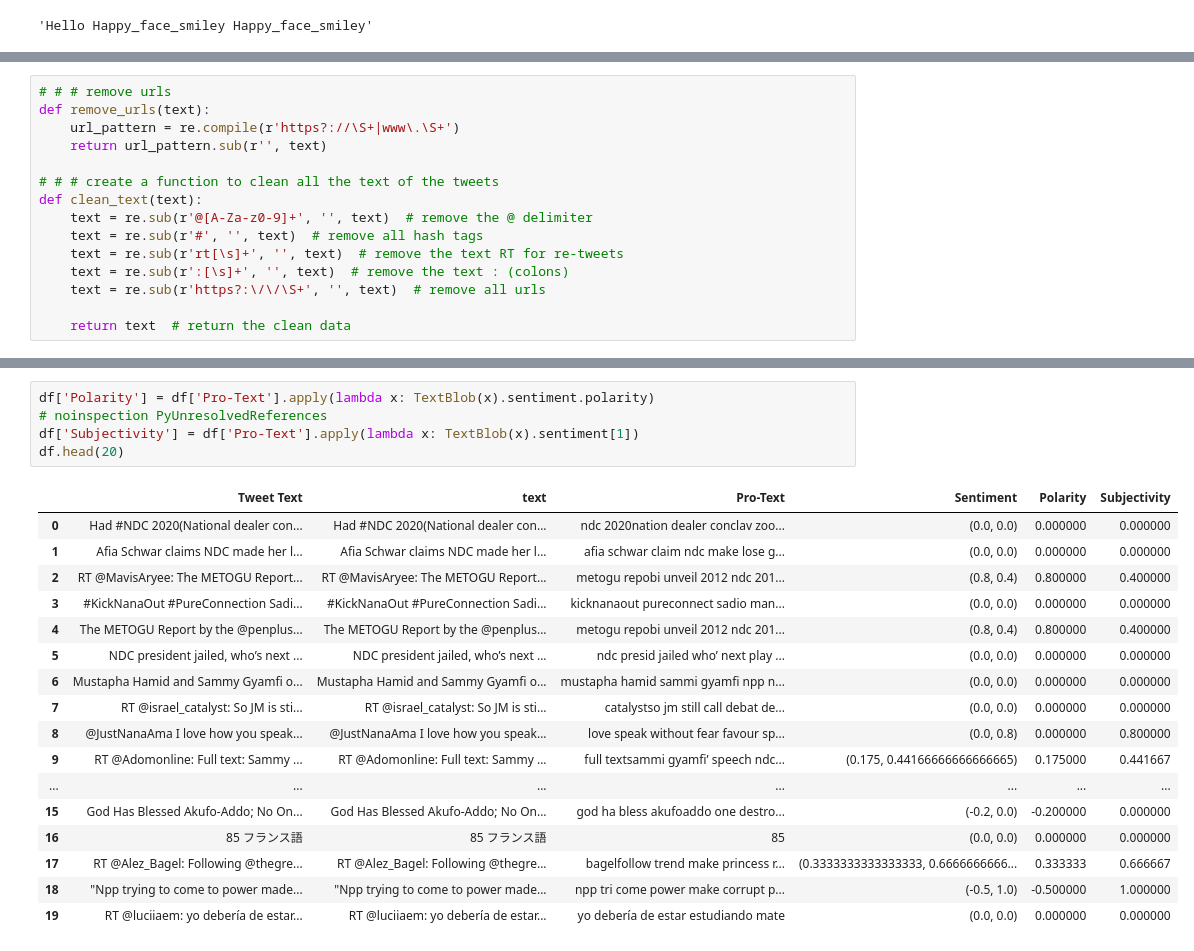
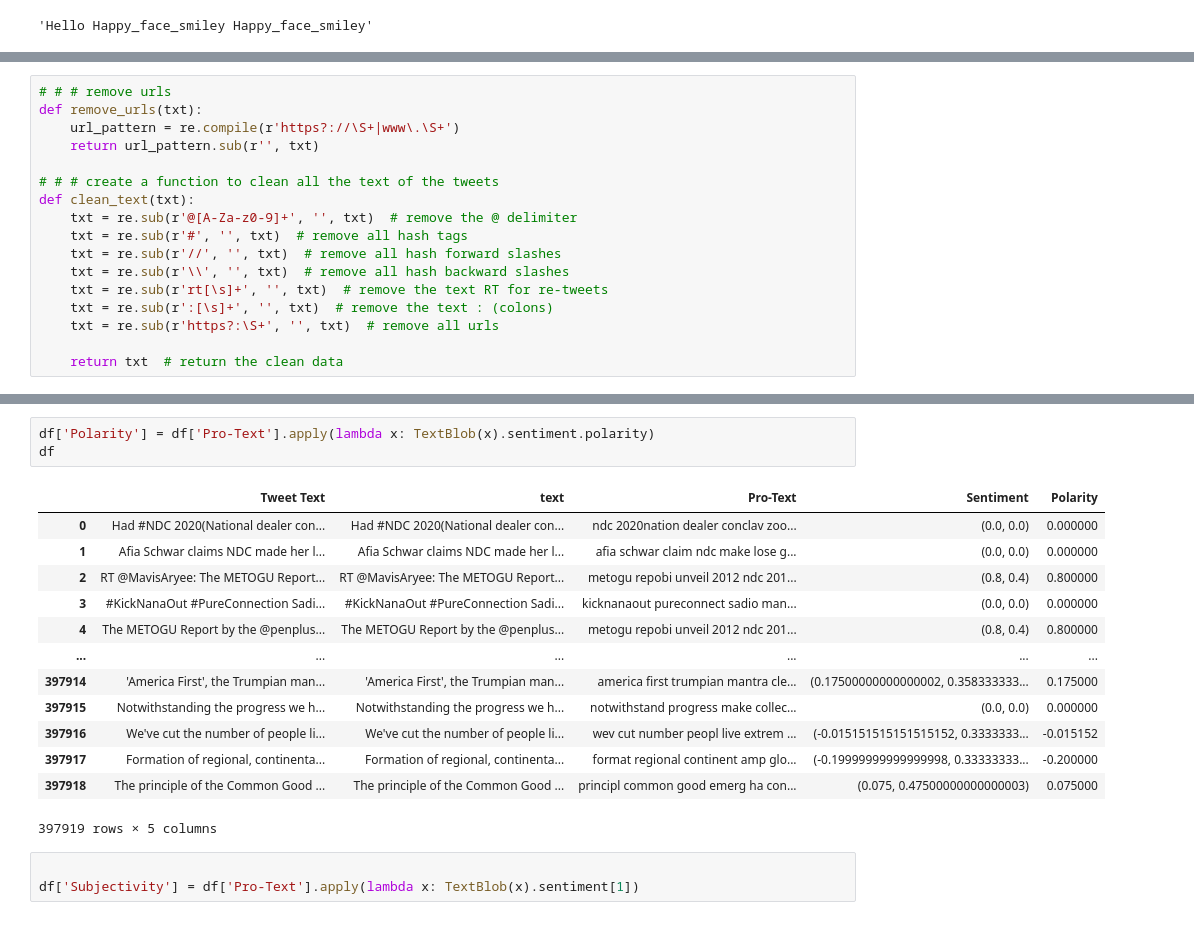
Before and after one commit to musahibrahimali/Elections, a Jupyter notebook: data/analysis.ipynb, the cells around one changed output, grey strips where cells are left out. Drawn from its saved outputs; the diff is of its cells as text.

```diff
--- a/data/analysis.ipynb
+++ b/data/analysis.ipynb
@@ -2716,16 +2716,18 @@ UNICODE_EMO = {v: k for k, v in EMO_UNICODE.items()}
 # %%
 # # # remove urls
-def remove_urls(text):
+def remove_urls(txt):
     url_pattern = re.compile(r'https?://\S+|www\.\S+')
-    return url_pattern.sub(r'', text)
+    return url_pattern.sub(r'', txt)
 
 # # # create a function to clean all the text of the tweets
-def clean_text(text):
-    text = re.sub(r'@[A-Za-z0-9]+', '', text)  # remove the @ delimiter
-    text = re.sub(r'#', '', text)  # remove all hash tags
-    text = re.sub(r'rt[\s]+', '', text)  # remove the text RT for re-tweets
-    text = re.sub(r':[\s]+', '', text)  # remove the text : (colons)
-    text = re.sub(r'https?:\/\/\S+', '', text)  # remove all urls
+def clean_text(txt):
+    txt = re.sub(r'@[A-Za-z0-9]+', '', txt)  # remove the @ delimiter
+    txt = re.sub(r'#', '', txt)  # remove all hash tags
+    txt = re.sub(r'//', '', txt)  # remove all hash forward slashes
+    txt = re.sub(r'\\', '', txt)  # remove all hash backward slashes
+    txt = re.sub(r'rt[\s]+', '', txt)  # remove the text RT for re-tweets
+    txt = re.sub(r':[\s]+', '', txt)  # remove the text : (colons)
+    txt = re.sub(r'https?:\S+', '', txt)  # remove all urls
 
-    return text  # return the clean data
+    return txt  # return the clean data
 # %%
@@ -2864,26 +2948,23 @@ df.head(20)
 # %%
 df['Polarity'] = df['Pro-Text'].apply(lambda x: TextBlob(x).sentiment.polarity)
-# noinspection PyUnresolvedReferences
-df['Subjectivity'] = df['Pro-Text'].apply(lambda x: TextBlob(x).sentiment[1])
-df.head(20)
+df
 # %% [output]
-|  | Tweet Text | text | Pro-Text | Sentiment | Polarity | Subjectivity |
-| 0 | Had #NDC 2020(National dealer con... | Had #NDC 2020(National dealer con... | ndc 2020nation dealer conclav zoo... | (0.0, 0.0) | 0.000000 | 0.000000 |
-| 1 | Afia Schwar claims NDC made her l... | Afia Schwar claims NDC made her l... | afia schwar claim ndc make lose g... | (0.0, 0.0) | 0.000000 | 0.000000 |
-| 2 | RT @MavisAryee: The METOGU Report... | RT @MavisAryee: The METOGU Report... | metogu repobi unveil 2012 ndc 201... | (0.8, 0.4) | 0.800000 | 0.400000 |
-| 3 | #KickNanaOut #PureConnection Sadi... | #KickNanaOut #PureConnection Sadi... | kicknanaout pureconnect sadio man... | (0.0, 0.0) | 0.000000 | 0.000000 |
-| 4 | The METOGU Report by the @penplus... | The METOGU Report by the @penplus... | metogu repobi unveil 2012 ndc 201... | (0.8, 0.4) | 0.800000 | 0.400000 |
-| 5 | NDC president jailed, who’s next ... | NDC president jailed, who’s next ... | ndc presid jailed who’ next play ... | (0.0, 0.0) | 0.000000 | 0.000000 |
-| 6 | Mustapha Hamid and Sammy Gyamfi o... | Mustapha Hamid and Sammy Gyamfi o... | mustapha hamid sammi gyamfi npp n... | (0.0, 0.0) | 0.000000 | 0.000000 |
-| 7 | RT @israel_catalyst: So JM is sti... | RT @israel_catalyst: So JM is sti... | catalystso jm still call debat de... | (0.0, 0.0) | 0.000000 | 0.000000 |
-| 8 | @JustNanaAma I love how you speak... | @JustNanaAma I love how you speak... | love speak without fear favour sp... | (0.0, 0.8) | 0.000000 | 0.800000 |
-| 9 | RT @Adomonline: Full text: Sammy ... | RT @Adomonline: Full text: Sammy ... | full textsammi gyamfi’ speech ndc... | (0.175, 0.44166666666666665) | 0.175000 | 0.441667 |
-| ... | ... | ... | ... | ... | ... | ... |
-| 15 | God Has Blessed Akufo-Addo; No On... | God Has Blessed Akufo-Addo; No On... | god ha bless akufoaddo one destro... | (-0.2, 0.0) | -0.200000 | 0.000000 |
-| 16 | 85 フランス語 | 85 フランス語 | 85 | (0.0, 0.0) | 0.000000 | 0.000000 |
-| 17 | RT @Alez_Bagel: Following @thegre... | RT @Alez_Bagel: Following @thegre... | bagelfollow trend make princess r... | (0.3333333333333333, 0.6666666666... | 0.333333 | 0.666667 |
-| 18 | "Npp trying to come to power made... | "Npp trying to come to power made... | npp tri come power make corrupt p... | (-0.5, 1.0) | -0.500000 | 1.000000 |
-| 19 | RT @luciiaem: yo debería de estar... | RT @luciiaem: yo debería de estar... | yo debería de estar estudiando mate | (0.0, 0.0) | 0.000000 | 0.000000 |
+|  | Tweet Text | text | Pro-Text | Sentiment | Polarity |
+| 0 | Had #NDC 2020(National dealer con... | Had #NDC 2020(National dealer con... | ndc 2020nation dealer conclav zoo... | (0.0, 0.0) | 0.000000 |
+| 1 | Afia Schwar claims NDC made her l... | Afia Schwar claims NDC made her l... | afia schwar claim ndc make lose g... | (0.0, 0.0) | 0.000000 |
+| 2 | RT @MavisAryee: The METOGU Report... | RT @MavisAryee: The METOGU Report... | metogu repobi unveil 2012 ndc 201... | (0.8, 0.4) | 0.800000 |
+| 3 | #KickNanaOut #PureConnection Sadi... | #KickNanaOut #PureConnection Sadi... | kicknanaout pureconnect sadio man... | (0.0, 0.0) | 0.000000 |
+| 4 | The METOGU Report by the @penplus... | The METOGU Report by the @penplus... | metogu repobi unveil 2012 ndc 201... | (0.8, 0.4) | 0.800000 |
+| ... | ... | ... | ... | ... | ... |
+| 397914 | 'America First', the Trumpian man... | 'America First', the Trumpian man... | america first trumpian mantra cle... | (0.17500000000000002, 0.358333333... | 0.175000 |
+| 397915 | Notwithstanding the progress we h... | Notwithstanding the progress we h... | notwithstand progress make collec... | (0.0, 0.0) | 0.000000 |
+| 397916 | We've cut the number of people li... | We've cut the number of people li... | wev cut number peopl live extrem ... | (-0.015151515151515152, 0.3333333... | -0.015152 |
+| 397917 | Formation of regional, continenta... | Formation of regional, continenta... | format regional continent amp glo... | (-0.19999999999999998, 0.33333333... | -0.200000 |
+| 397918 | The principle of the Common Good ... | The principle of the Common Good ... | principl common good emerg ha con... | (0.075, 0.47500000000000003) | 0.075000 |
+397919 rows × 5 columns
+# %%
+
+df['Subjectivity'] = df['Pro-Text'].apply(lambda x: TextBlob(x).sentiment[1])
 # %%
 # # # getting the status
 
```
Also changed, not shown: parts of 24 cells of this notebook, 3 other files.
